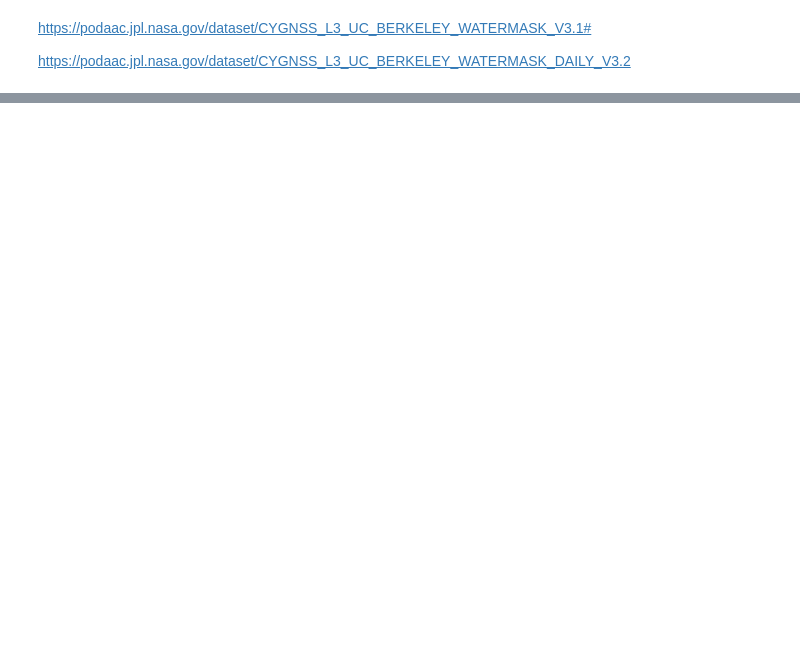
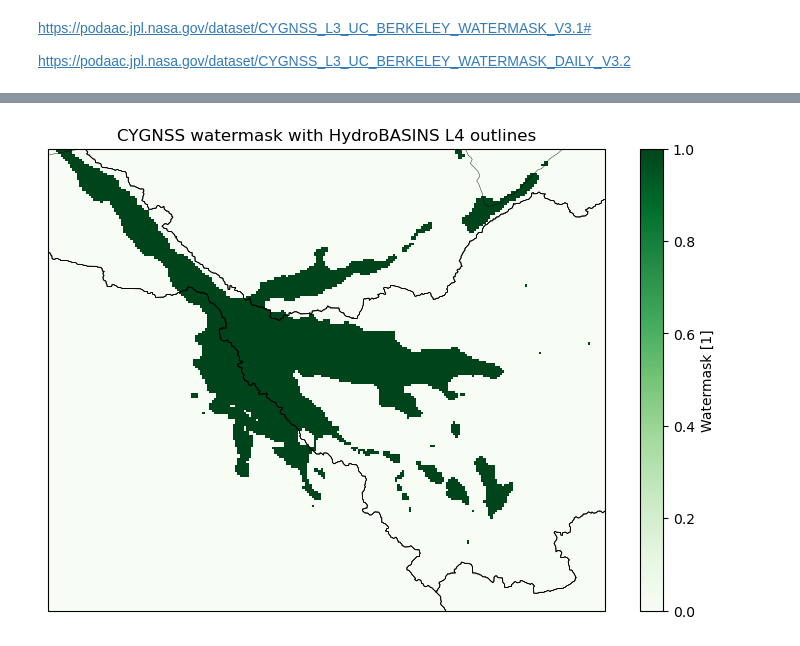
Before and after one commit to octavia-crompton/dswe-inman-lyons, a Jupyter notebook: notebooks/Download CYGNSS data.ipynb, the cells around one changed output, grey strips where cells are left out. Drawn from its saved outputs; the diff is of its cells as text; code cells hidden in the pictures; blank space fills up the shorter version.

```diff
--- a/notebooks/Download CYGNSS data.ipynb
+++ b/notebooks/Download CYGNSS data.ipynb
@@ -225,0 +329,81 @@ Trial file written: cygnss_okavango_full/crops_nc/okav_2023-08_2.nc
+# %%
+import xarray as xr
+
+import cartopy.crs as ccrs
+import cartopy.feature as cfeature
+
+import ee
+import geemap
+
+# ---- load your raster ----
+ds = xr.open_dataset("../data/cygnss_okavango_full/crops_nc/okav_2025-05.nc", decode_times=False)
+wm = ds["watermask"].squeeze()   # handles a singleton time dim if present
+
+# ---- find lat/lon coord names (adjust if yours differ) ----
+# Common cases: ('lat','lon') or ('latitude','longitude')
+lat_name = "lat" if "lat" in wm.coords else ("latitude" if "latitude" in wm.coords else None)
+lon_name = "lon" if "lon" in wm.coords else ("longitude" if "longitude" in wm.coords else None)
+
+if lat_name is None or lon_name is None:
+    raise ValueError(
+        "Your DataArray has no lat/lon coordinates. "
+        "To plot on a map / intersect basins you must attach georeferencing "
+        "(lat/lon coords or an affine transform)."
+    )
+
+lat = wm[lat_name]
+lon = wm[lon_name]
+
+# Ensure lat is increasing for clean plotting (optional but usually helpful)
+if lat.ndim == 1 and lat.size > 1 and float(lat[1] - lat[0]) < 0:
+    wm = wm.sortby(lat_name)
+    lat = wm[lat_name]
+
+# ---- EE init ----
+# First time in a new environment you may need: ee.Authenticate()
+ee.Initialize()
+
+# ROI = raster bounds
+roi = ee.Geometry.Rectangle([float(lon.min()), float(lat.min()),
+                             float(lon.max()), float(lat.max())])
+
+basins = (
+    ee.FeatureCollection("WWF/HydroSHEDS/v1/Basins/hybas_4")
+    .filterBounds(roi)
+)
+
+# Pull basin geometries to local for plotting (keep ROI tight!)
+gdf = geemap.ee_to_gdf(basins)  # GeoDataFrame in EPSG:4326
+
+# ---- plot ----
+fig, ax = plt.subplots(figsize=(9, 6),
+                       subplot_kw={"projection": ccrs.PlateCarree()})
+
+# Let xarray drive pcolormesh with proper coords
+wm.plot.pcolormesh(
+    ax=ax,
+    x=lon_name, y=lat_name,
+    transform=ccrs.PlateCarree(),
+    add_colorbar=True, cmap = 'Greens'
+)
+
+ax.set_extent([float(lon.min()), float(lon.max()),
+               float(lat.min()), float(lat.max())], crs=ccrs.PlateCarree())
+ax.add_feature(cfeature.LAND, zorder=0, facecolor="none")
+ax.add_feature(cfeature.BORDERS, linewidth=0.3)
+ax.coastlines(linewidth=0.3)
+
+# Basin outlines
+ax.add_geometries(
+    gdf.geometry,
+    crs=ccrs.PlateCarree(),
+    facecolor="none",
+    edgecolor="black",
+    linewidth=0.6,
+    zorder=3
+)
+
+ax.set_title("CYGNSS watermask with HydroBASINS L4 outlines")
+plt.show()
+# %% [output]
+[figure, added]
```
Also changed, not shown: parts of 18 cells of this notebook, 9 other files.
